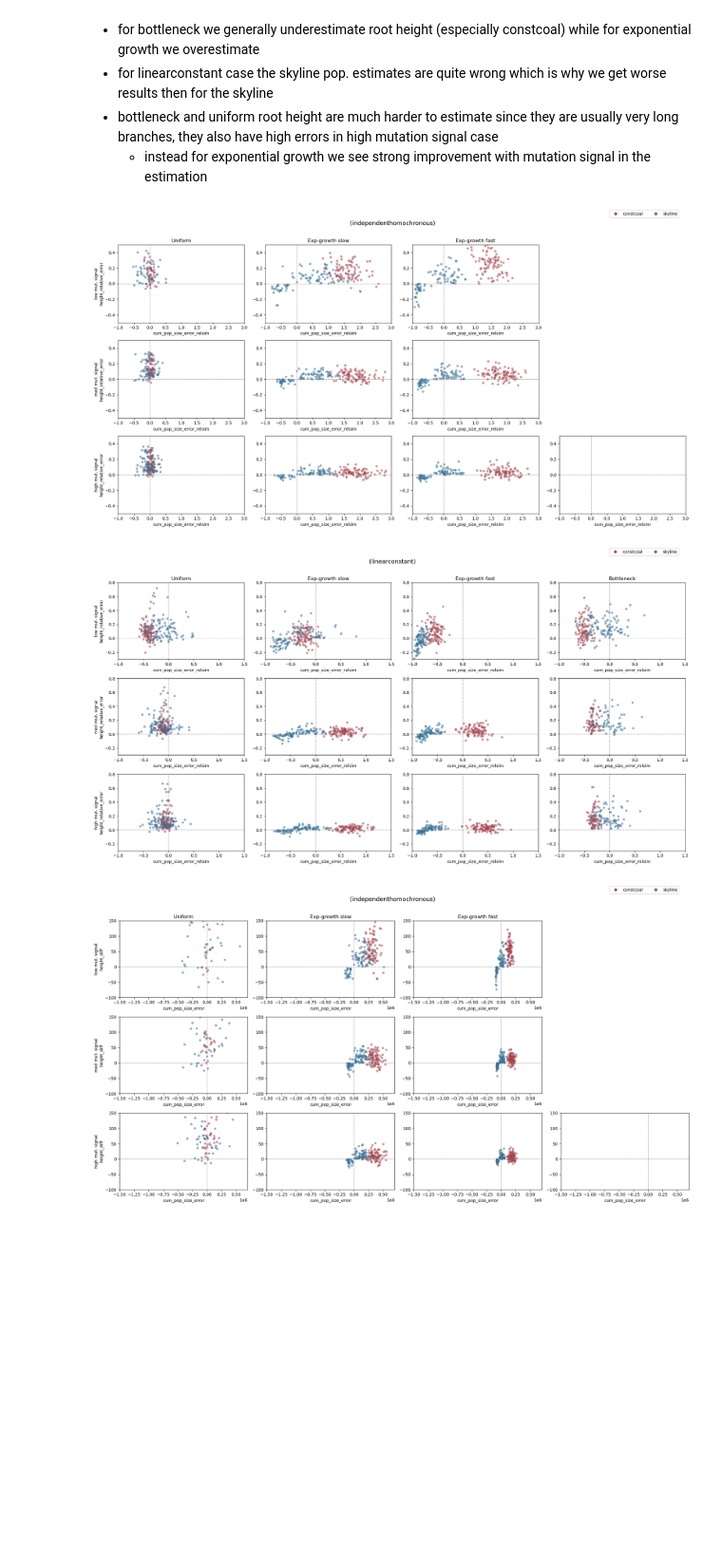
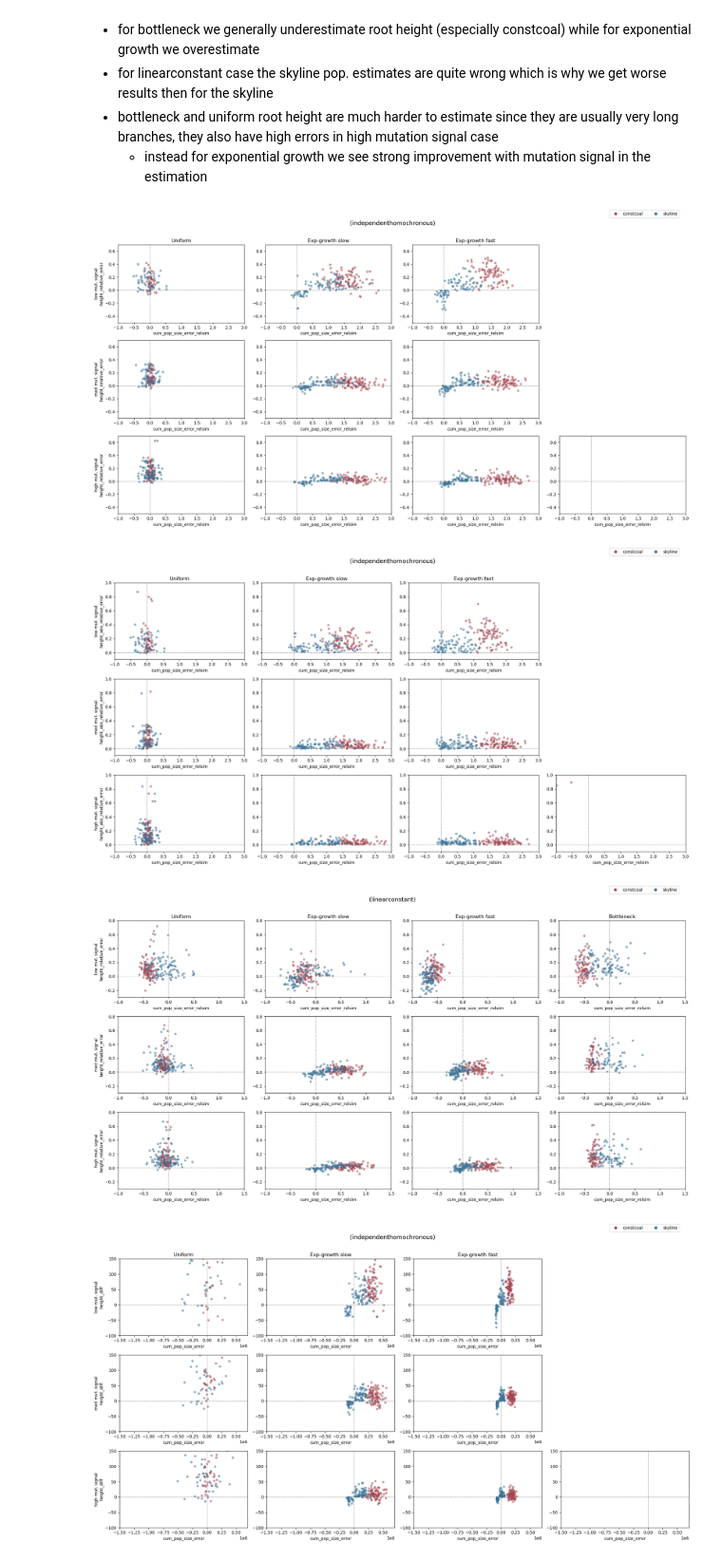
Before and after one commit to marie3003/BESP_paper-analyses, a Jupyter notebook: workflows/evaluate_root_heights.ipynb, the cells around one changed output. Shown at 95% size. Cells and saved outputs as stored; diff of their text form; code cells hidden in the pictures; blank space fills up the shorter version.

Commit message:
saving some plots

```diff
--- a/workflows/evaluate_root_heights.ipynb
+++ b/workflows/evaluate_root_heights.ipynb
@@ -140,11 +140,13 @@ Observations:
 - bottleneck and uniform root height are much harder to estimate since they are usually very long branches, they also have high errors in high mutation signal case
     - instead for exponential growth we see strong improvement with mutation signal in the estimation
 # %%
-plot_height_vs_popsize_error(root_height_df_wide, sampling="independenthomochronous", x_col="cum_pop_size_error_relsim", y_col="height_relative_error", alpha = 0.5, s = 20, x_range = (-1,3), y_range = (-0.5, 0.5))
+plot_height_vs_popsize_error(root_height_df_wide, sampling="independenthomochronous", x_col="cum_pop_size_error_relsim", y_col="height_relative_error", alpha = 0.5, s = 20, x_range = (-1,3), y_range = (-0.5, 0.7))
+plot_height_vs_popsize_error(root_height_df_wide, sampling="independenthomochronous", x_col="cum_pop_size_error_relsim", y_col="height_abs_relative_error", alpha = 0.5, s = 20, x_range = (-1,3), y_range = (-0.1,1))
 plot_height_vs_popsize_error(root_height_df_wide, sampling="linearconstant", x_col="cum_pop_size_error_relsim", y_col="height_relative_error", alpha = 0.5, s = 20, x_range = (-1,1.5), y_range = (-0.3, 0.8))
 # %% [output]
-[figure, old version]
+[figure, new version]
-[figure, old version]
+[figure, new version]
+[figure, added]
 # %%
 plot_height_vs_popsize_error(root_height_df_wide, sampling="independenthomochronous", x_col="cum_pop_size_error", y_col="height_diff", alpha = 0.5, s = 20, x_range = (-1.5e6, 0.7e6), y_range = (-100, 150))
 plot_height_vs_popsize_error(root_height_df_wide, sampling="independenthomochronous", x_col="cum_pop_size_error", y_col="height_diff", alpha = 0.5, s = 20)
```
Also changed, not shown: parts of 2 cells of this notebook, 5 other files.
